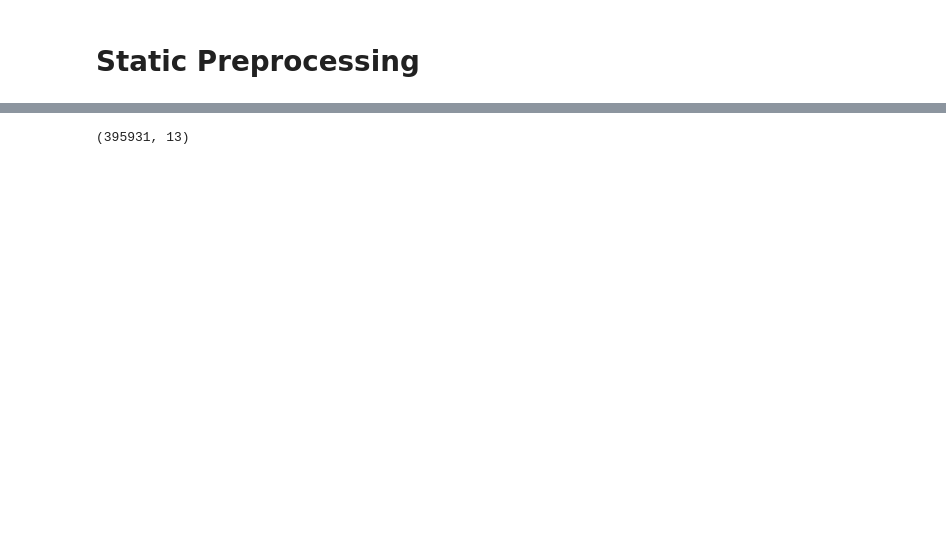
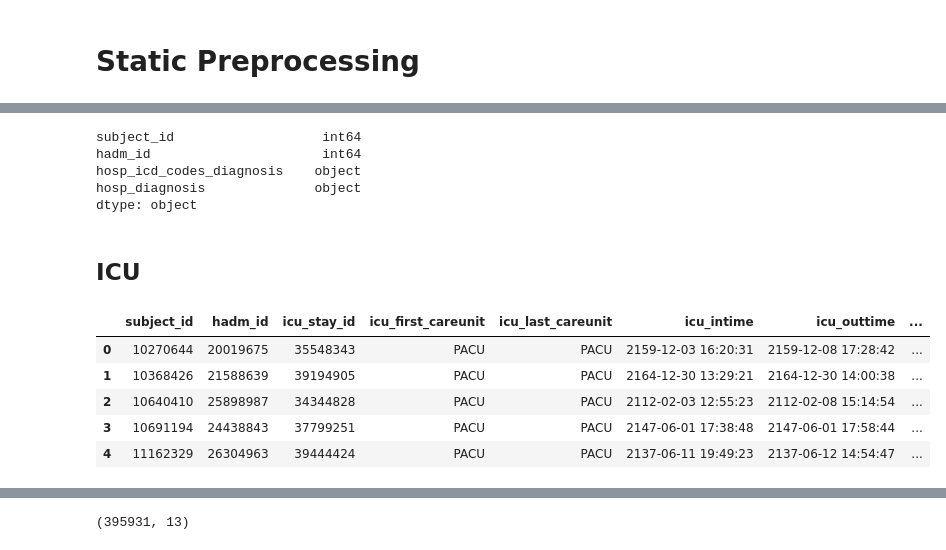
Before and after one commit to brandonng2/ClinicalDigitalTwin, a Jupyter notebook: notebooks/static_preprocessing.ipynb, the cells around one changed output, grey strips where cells are left out. Cells and saved outputs as stored; diff of their text form; code cells hidden in the pictures; blank space fills up the shorter version.

```diff
--- a/notebooks/static_preprocessing.ipynb
+++ b/notebooks/static_preprocessing.ipynb
@@ -115,0 +157,36 @@ ImportError: cannot import name 'preprocess_patient' from 'preprocessing.static_
+# %%
+hosp_diagnosis_df_cleaned.dtypes
+# %% [output]
+subject_id                   int64
+hadm_id                      int64
+hosp_icd_codes_diagnosis    object
+hosp_diagnosis              object
+dtype: object
+# %% [markdown]
+## ICU
+# %%
+# from preprocessing.static_preprocessing import preprocess_icustays
+
+def add_prefix_to_columns(df, prefix):
+    """
+    Add prefix to all columns except subject_id and hadm_id.
+    """
+    exclude_cols = ['subject_id', 'hadm_id']
+
+    rename_dict = {
+        col: f"{prefix}_{col}"
+        for col in df.columns
+        if col not in exclude_cols
+    }
+
+    return clean_cols_types(df.rename(columns=rename_dict))
+
+icustays_df_cleaned = add_prefix_to_columns(icustays_df, 'icu')
+icustays_df_cleaned.head()
+# %% [output]
+|  | subject_id | hadm_id | icu_stay_id | icu_first_careunit | icu_last_careunit | icu_intime | icu_outtime | ... |
+| 0 | 10270644 | 20019675 | 35548343 | PACU | PACU | 2159-12-03 16:20:31 | 2159-12-08 17:28:42 | ... |
+| 1 | 10368426 | 21588639 | 39194905 | PACU | PACU | 2164-12-30 13:29:21 | 2164-12-30 14:00:38 | ... |
+| 2 | 10640410 | 25898987 | 34344828 | PACU | PACU | 2112-02-03 12:55:23 | 2112-02-08 15:14:54 | ... |
+| 3 | 10691194 | 24438843 | 37799251 | PACU | PACU | 2147-06-01 17:38:48 | 2147-06-01 17:58:44 | ... |
+| 4 | 11162329 | 26304963 | 39444424 | PACU | PACU | 2137-06-11 19:49:23 | 2137-06-12 14:54:47 | ... |
```
Also changed, not shown: parts of 29 cells of this notebook, 1 other file.
